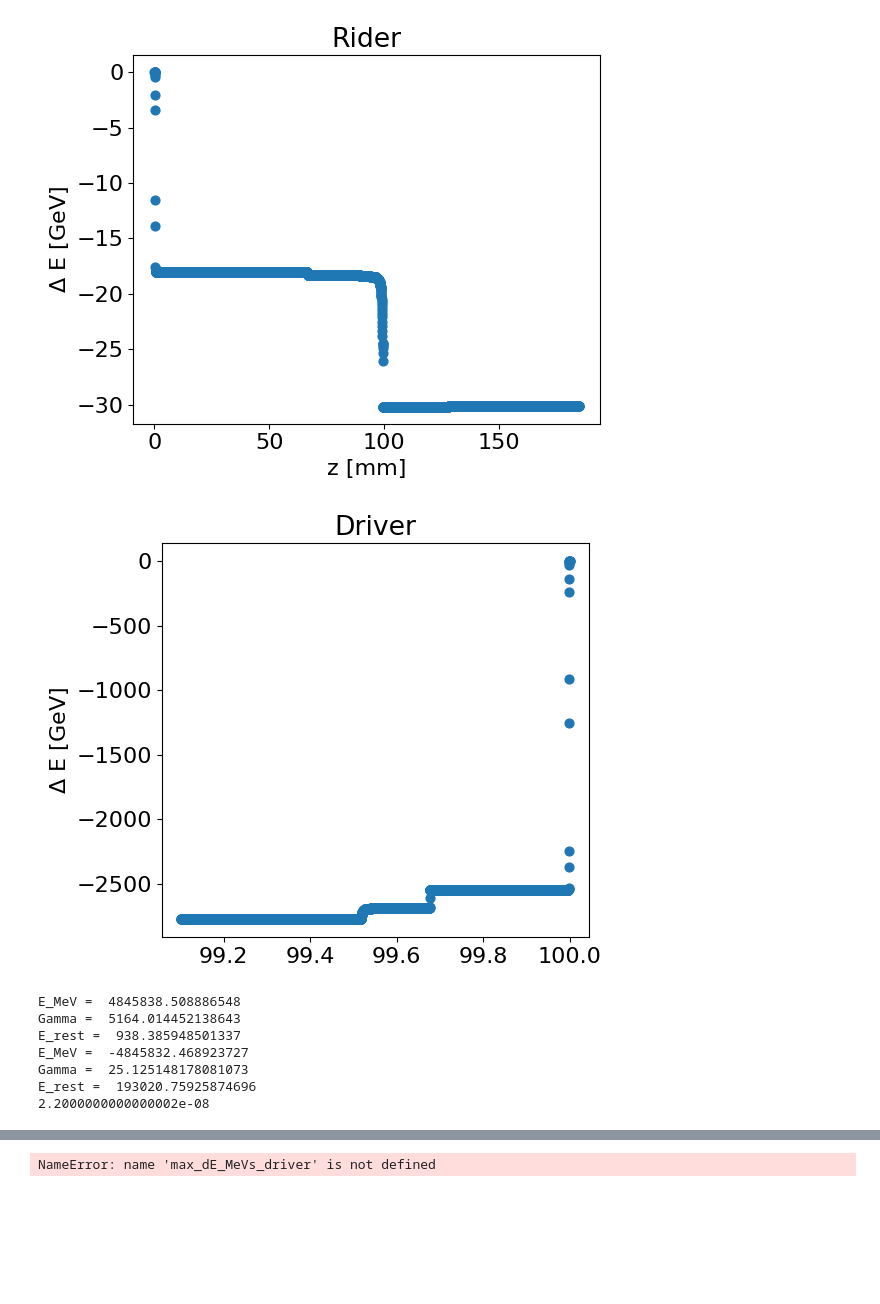
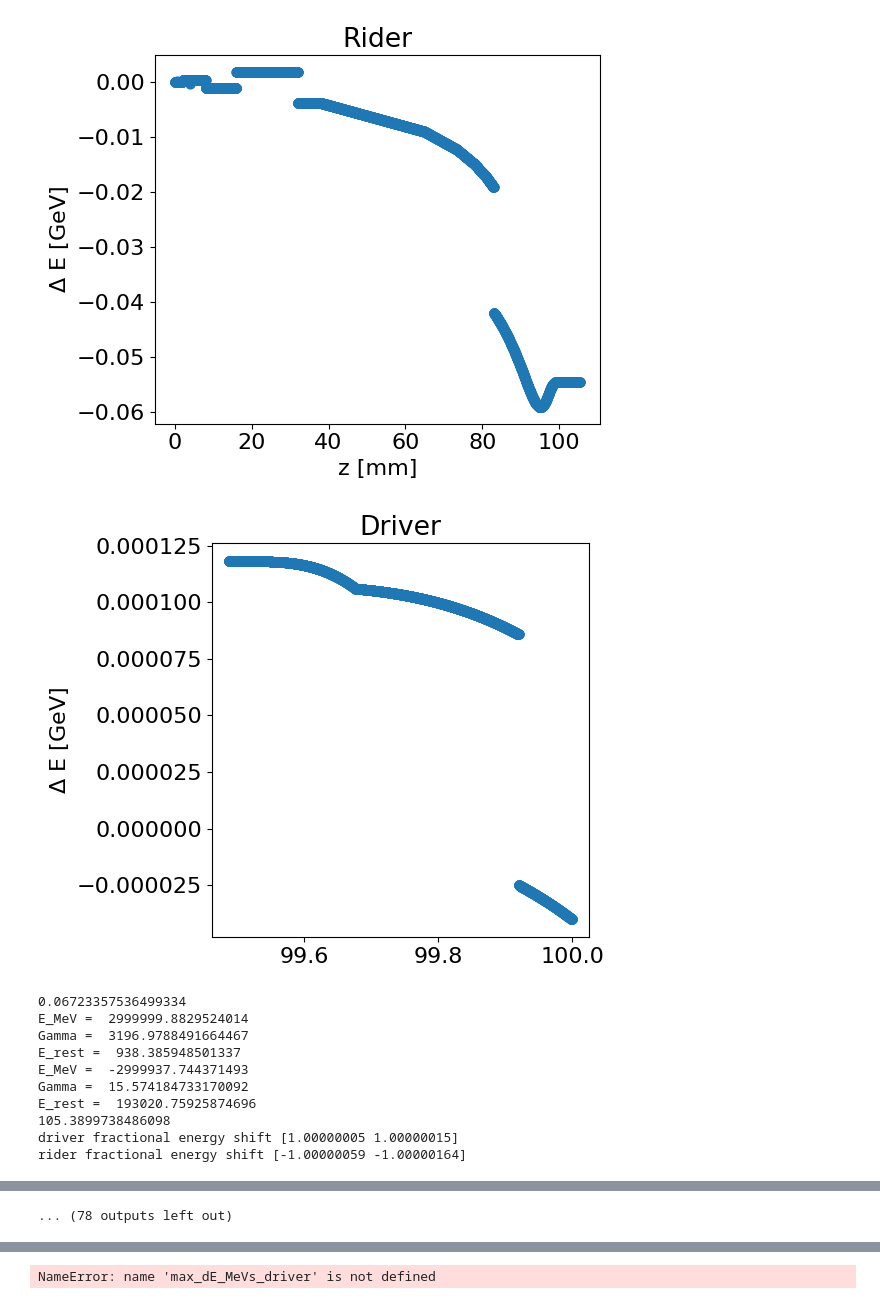
Before and after one commit to benfolsom/LW_integrator, a Jupyter notebook: two_particle_demo_apertureplot_loop.ipynb, the cells around one changed output, grey strips where cells are left out. Saved outputs shown, nothing was run; the diff lists cells and outputs as text; code cells hidden in the pictures; blank space fills up the shorter version.

Commit message:
minor plotting cleanups

```diff
--- a/two_particle_demo_apertureplot_loop.ipynb
+++ b/two_particle_demo_apertureplot_loop.ipynb
@@ -9,7 +9,7 @@ plt.rcParams.update({'font.size': font_size})
 # %%
 c_ms = 299792458
 
-transv_dist = 1e-4
+#transv_dist = 1e-4
 
 m_particle_rider = 1.007319468  #proton -amu
 m_particle_driver = 207.2 #lead, amu
@@ -21,18 +21,16 @@ stripped_ions_driver = 54.
 charge_sign_rider= 1.
 charge_sign_driver = 1.
 #Pz_list = np.linspace(9.584300885e5,9.584295e4,30)
-Pz_list = np.linspace(1.3e6,9.584295e4,30)
+transv_distance_list = np.linspace(-2,-5,30)
 min_dE_MeVs_rider = []
 min_dE_MeVs_driver = []
 fracs_E_rider = []
 fracs_E_driver = []
 
-for i in range(0,len(Pz_list)):
+for i in range(0,len(transv_distance_list)):
 #for i in range(0,1):
-        #Pz_list = np.linspace(9.584300885e5,9.584295e4,30)
-        Pz_list = np.linspace(1.6e6,9.584295e4,30)
 
-        starting_Pz_rider = Pz_list[i]   #3.25E5 corresponds to 1 TeV
+        starting_Pz_rider = 9.584300885e5 #Pz_list[i]   #3.25E5 corresponds to 1 TeV
 
         starting_Pz_driver = -starting_Pz_rider/m_particle_driver*m_particle_rider  #actually velocity-like, mass factored later
         transv_mom_rider = 1e-6   #1e-2 is roughly 10keV scale
@@ -44,7 +42,9 @@ for i in range(0,len(Pz_list)):
         pcount_rider = 1    #bunch counts
         pcount_driver = 1
 
-
+        transv_distance_list = np.logspace(-1.5,-6,30)
+        transv_dist = transv_distance_list[i]
+        print(transv_distance_list[i])
 
         init_rider, E_MeV_rest_rider = init_bunch(starting_distance_rider,transv_mom_rider,starting_Pz_rider,stripped_ions_rider,m_particle_rider,transv_dist,pcount_rider,charge_sign_rider)
 
@@ -68,8 +68,7 @@ for i in range(0,len(Pz_list)):
         static_steps = 1
         ret_steps = 5500
         #step_size = 1e-7 #+ 2.3e-6 / ( (i+1) / (25) )
-        step_size = 2e-8 + (i+1)*1e-9
-        print(step_size)
+        step_size = 2e-8
 
         retarded_traj,retarded_drv_traj = retarded_integrator3(static_steps,ret_steps,step_size,wall_pos,aperture,sim_type,init_rider,init_driver,bunch_dist,cav_spacing,z_cutoff)#just use retarded_intergrator2 for retarded calcs
         #retarded_traj,retarded_drv_traj = retarded_integrator3(static_steps,ret_steps,step_size,wall_pos,aperture,sim_type,retarded_traj_pre[-1],retarded_drv_traj_pre[-1],bunch_dist,cav_spacing,z_cutoff)#just use retarded_intergrator2 for retarded calcs
@@ -82,12 +81,20 @@ for i in range(0,len(Pz_list)):
         # max_dE_MeVs_rider = np.append(max_dE_MeVs_rider,np.max(np.abs(delta_e_MeV)))
         # max_dE_MeVs_driver = np.append(max_dE_MeVs_driver,np.max(np.abs(delta_e_MeV_drv)))
         print(zs[-1])
-        frac_E_rider = np.divide(np.min(tot_e),tot_e[0])
-        frac_E_driver = np.divide(np.min(tot_e_drv),tot_e_drv[0])
-        fracs_E_rider = np.append(fracs_E_rider,frac_E_rider)
-        fracs_E_driver = np.append(fracs_E_driver,frac_E_driver)
-        print("driver fractional energy shift", fracs_E_driver)
-        print("rider fractional energy shift", fracs_E_rider)
+        if tot_e_drv[-1] < tot_e_drv[0]:
+                frac_E_rider = -np.divide(np.min(tot_e),tot_e[0])
+                frac_E_driver = -np.divide(np.min(tot_e_drv),tot_e_drv[0])
+                fracs_E_rider = np.append(fracs_E_rider,frac_E_rider)
+                fracs_E_driver = np.append(fracs_E_driver,frac_E_driver)
+                print("driver fractional energy shift", fracs_E_driver)
+                print("rider fractional energy shift", fracs_E_rider)
+        else:
+                frac_E_rider = -np.divide(np.max(tot_e),tot_e[0])
+                frac_E_driver = np.divide(np.max(tot_e_drv),tot_e_drv[0])
+                fracs_E_rider = np.append(fracs_E_rider,frac_E_rider)
+                fracs_E_driver = np.append(fracs_E_driver,frac_E_driver)
+                print("driver fractional energy shift", fracs_E_driver)
+                print("rider fractional energy shift", fracs_E_rider)
 
         fig = plt.figure(figsize=(6,5))
         ax = fig.add_subplot(1, 1, 1)
@@ -137,9 +144,12 @@ rider fractional energy shift [0.99396766]
-[figure, old version]
+[figure, new version]
-[figure, old version]
+[figure, new version]
-E_MeV =  4845838.508886548
-Gamma =  5164.014452138643
+0.06723357536499334
+E_MeV =  2999999.8829524014
+Gamma =  3196.9788491664467
 E_rest =  938.385948501337
-E_MeV =  -4845832.468923727
-Gamma =  25.125148178081073
+E_MeV =  -2999937.744371493
+Gamma =  15.574184733170092
 E_rest =  193020.75925874696
-2.2000000000000002e-08
+105.3899738486098
+driver fractional energy shift [1.00000005 1.00000015]
+rider fractional energy shift [-1.00000059 -1.00000164]
@@ -147,3 +182,4 @@ KeyboardInterrupt:
+... (78 outputs left out)
 # %%
 amu_kg = 1.66053907E-27
 c_ms = 299792458 # Speed of light in m/s
```
Also changed, not shown: parts of 5 cells of this notebook, 2 other files.
